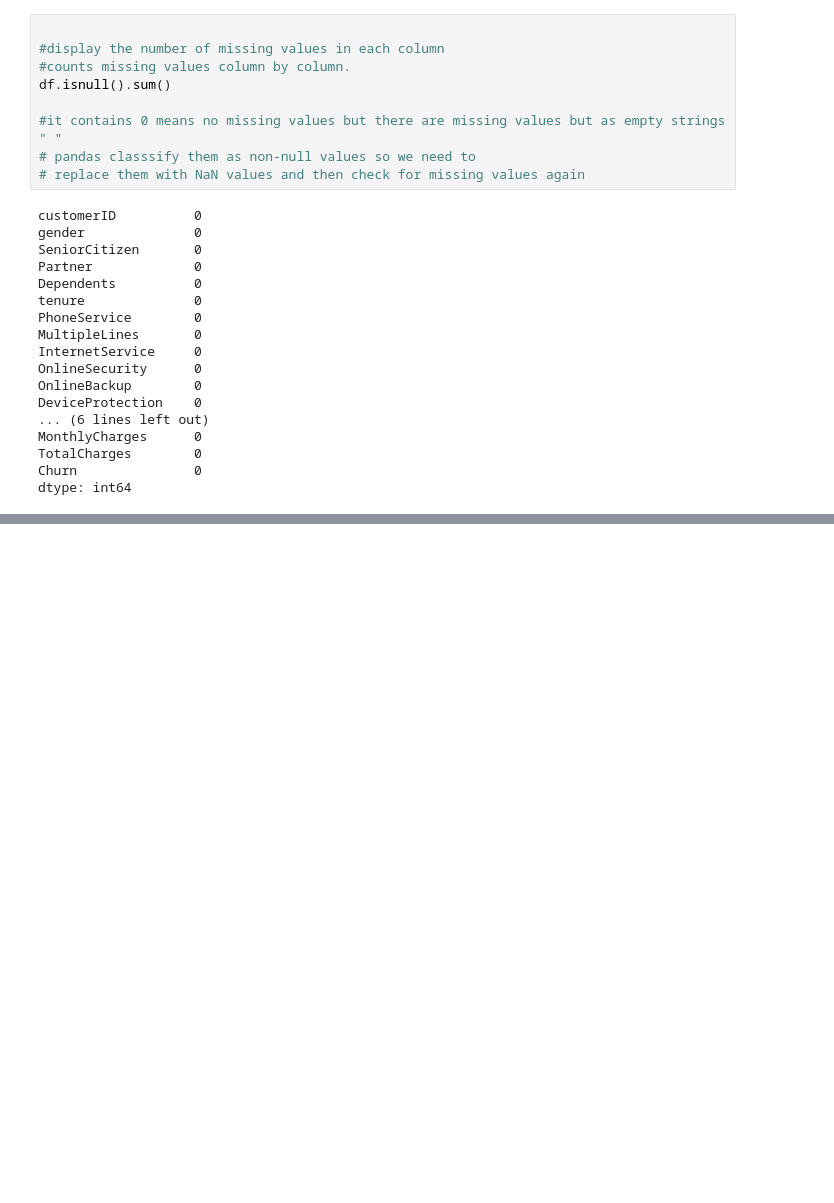
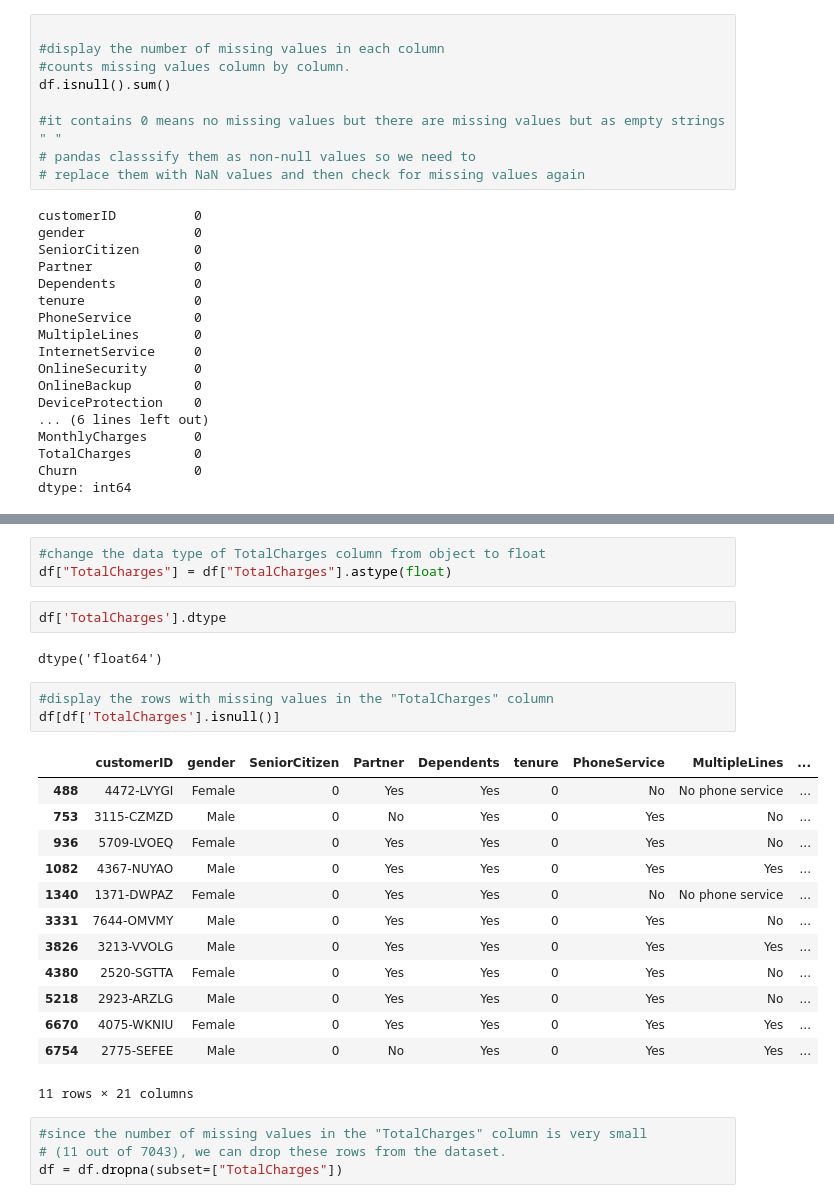
Before and after one commit to NawabZadi/Customer-Churn-Prediction, a Jupyter notebook: notebooks/churn_analysis.ipynb, the cells around one changed output, grey strips where cells are left out. Drawn from its saved outputs; the diff is of its cells as text; blank space fills up the shorter version.

```diff
--- a/notebooks/churn_analysis.ipynb
+++ b/notebooks/churn_analysis.ipynb
@@ -119,0 +143,28 @@ dtype: int64
+# %%
+#change the data type of TotalCharges column from object to float
+df["TotalCharges"] = df["TotalCharges"].astype(float)
+# %%
+df['TotalCharges'].dtype
+# %% [output]
+dtype('float64')
+# %%
+#display the rows with missing values in the "TotalCharges" column
+df[df['TotalCharges'].isnull()]
+# %% [output]
+|  | customerID | gender | SeniorCitizen | Partner | Dependents | tenure | PhoneService | MultipleLines | ... |
+| 488 | 4472-LVYGI | Female | 0 | Yes | Yes | 0 | No | No phone service | ... |
+| 753 | 3115-CZMZD | Male | 0 | No | Yes | 0 | Yes | No | ... |
+| 936 | 5709-LVOEQ | Female | 0 | Yes | Yes | 0 | Yes | No | ... |
+| 1082 | 4367-NUYAO | Male | 0 | Yes | Yes | 0 | Yes | Yes | ... |
+| 1340 | 1371-DWPAZ | Female | 0 | Yes | Yes | 0 | No | No phone service | ... |
+| 3331 | 7644-OMVMY | Male | 0 | Yes | Yes | 0 | Yes | No | ... |
+| 3826 | 3213-VVOLG | Male | 0 | Yes | Yes | 0 | Yes | Yes | ... |
+| 4380 | 2520-SGTTA | Female | 0 | Yes | Yes | 0 | Yes | No | ... |
+| 5218 | 2923-ARZLG | Male | 0 | Yes | Yes | 0 | Yes | No | ... |
+| 6670 | 4075-WKNIU | Female | 0 | Yes | Yes | 0 | Yes | Yes | ... |
+| 6754 | 2775-SEFEE | Male | 0 | No | Yes | 0 | Yes | Yes | ... |
+11 rows × 21 columns
+# %%
+#since the number of missing values in the "TotalCharges" column is very small
+# (11 out of 7043), we can drop these rows from the dataset.
+df = df.dropna(subset=["TotalCharges"])
```
Also changed, not shown: parts of 13 cells of this notebook.
